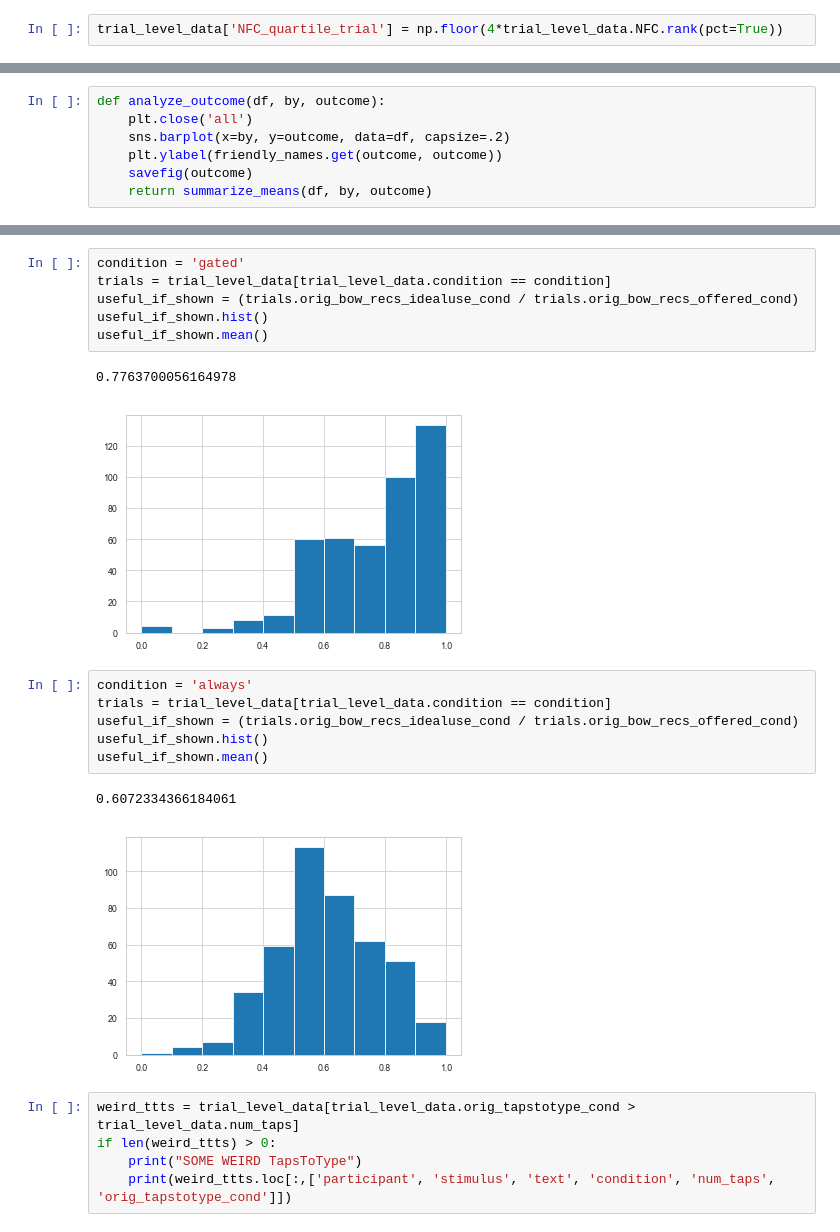
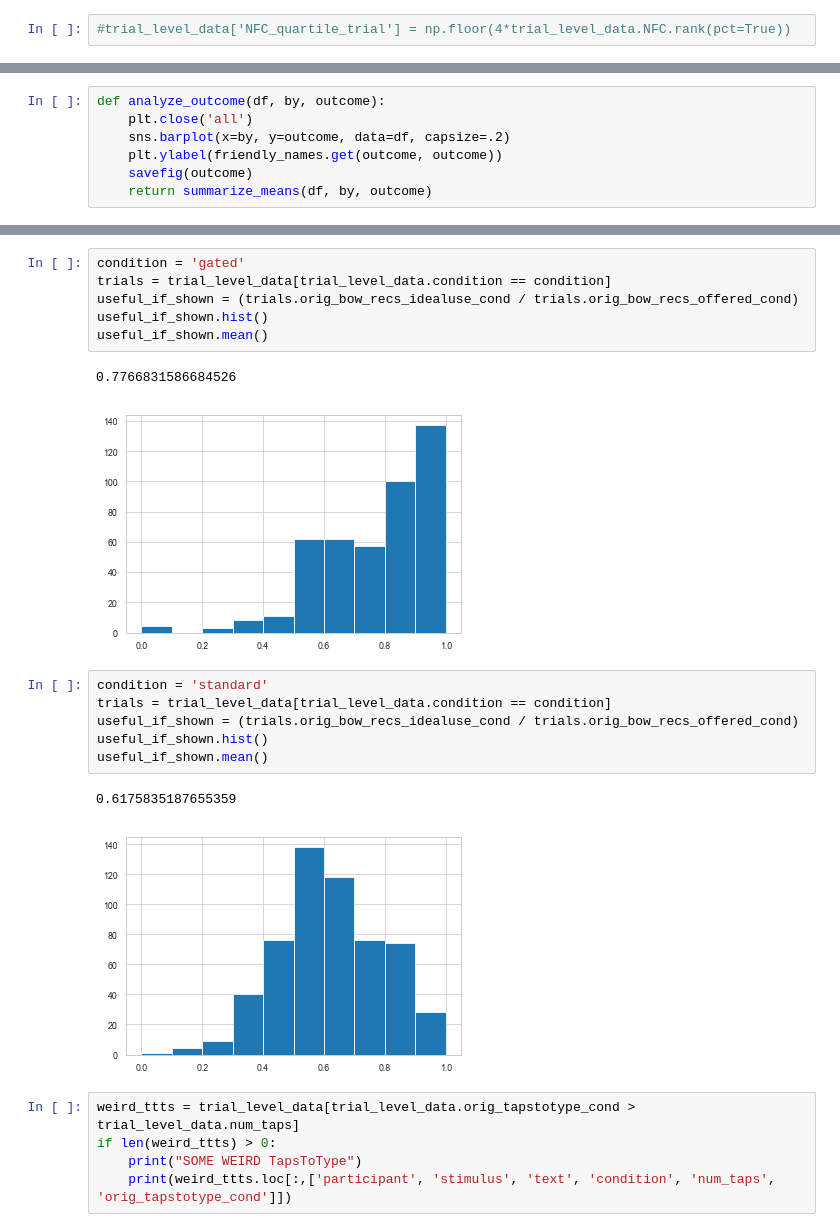
Before and after one commit to kcarnold/textrec, a Jupyter notebook: notebooks/Combined Analysis.ipynb, the cells around one changed output, grey strips where cells are left out. Cells and saved outputs as stored; diff of their text form.

```diff
--- a/notebooks/Combined Analysis.ipynb
+++ b/notebooks/Combined Analysis.ipynb
@@ -57,3 +61,3 @@ experiment_level_data['NFC_quartile'] = np.floor(4 * experiment_level_data.NFC.r
 # %%
-trial_level_data['NFC_quartile_trial'] = np.floor(4*trial_level_data.NFC.rank(pct=True))
+#trial_level_data['NFC_quartile_trial'] = np.floor(4*trial_level_data.NFC.rank(pct=True))
 # %%
@@ -333,17 +310,17 @@ useful_if_shown = (trials.orig_bow_recs_idealuse_cond / trials.orig_bow_recs_off
 useful_if_shown.hist()
 useful_if_shown.mean()
 # %% [output]
-0.7763700056164978
+0.7766831586684526
-[figure, old version]
+[figure, new version]
 # %%
-condition = 'always'
+condition = 'standard'
 trials = trial_level_data[trial_level_data.condition == condition]
 useful_if_shown = (trials.orig_bow_recs_idealuse_cond / trials.orig_bow_recs_offered_cond)
 useful_if_shown.hist()
 useful_if_shown.mean()
 # %% [output]
-0.6072334366184061
+0.6175835187655359
-[figure, old version]
+[figure, new version]
 # %%
 weird_ttts = trial_level_data[trial_level_data.orig_tapstotype_cond > trial_level_data.num_taps]
 if len(weird_ttts) > 0:
```
Also changed, not shown: parts of 45 cells of this notebook.
